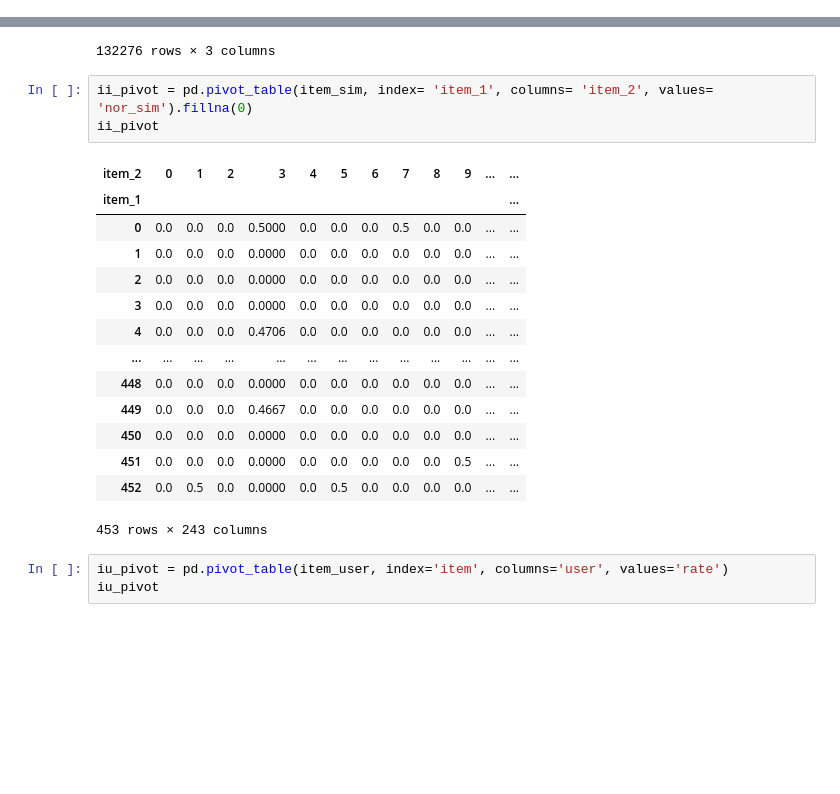
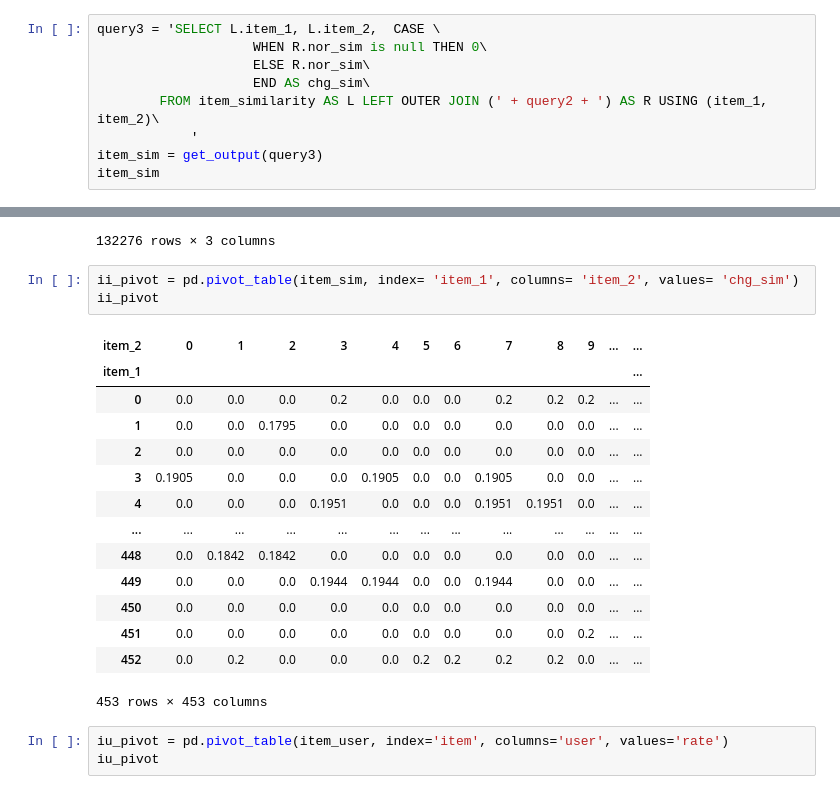
Before and after one commit to asdfrt159/DataScientist, a Jupyter notebook: DB/hw/test.ipynb, the cells around one changed output, grey strips where cells are left out. Saved outputs shown, nothing was run; the diff lists cells and outputs as text; blank space fills up the shorter version.

```diff
--- a/DB/hw/test.ipynb
+++ b/DB/hw/test.ipynb
@@ -167,0 +203,9 @@ item_sim
+# %%
+query3 = 'SELECT L.item_1, L.item_2,  CASE \
+					WHEN R.nor_sim is null THEN 0\
+					ELSE R.nor_sim\
+					END AS chg_sim\
+    	FROM item_similarity AS L LEFT OUTER JOIN (' + query2 + ') AS R USING (item_1, item_2)\
+            '
+item_sim = get_output(query3)
+item_sim
@@ -236,23 +271,23 @@ item_user
 | 132275 | 452 | 291 | 3.218750 |
 132276 rows × 3 columns
 # %%
-ii_pivot = pd.pivot_table(item_sim, index= 'item_1', columns= 'item_2', values= 'nor_sim').fillna(0)
+ii_pivot = pd.pivot_table(item_sim, index= 'item_1', columns= 'item_2', values= 'chg_sim')
 ii_pivot
 # %% [output]
 | item_2 | 0 | 1 | 2 | 3 | 4 | 5 | 6 | 7 | 8 | 9 | ... | ... |
 | item_1 |  |  |  |  |  |  |  |  |  |  |  | ... |
-| 0 | 0.0 | 0.0 | 0.0 | 0.5000 | 0.0 | 0.0 | 0.0 | 0.5 | 0.0 | 0.0 | ... | ... |
-| 1 | 0.0 | 0.0 | 0.0 | 0.0000 | 0.0 | 0.0 | 0.0 | 0.0 | 0.0 | 0.0 | ... | ... |
-| 2 | 0.0 | 0.0 | 0.0 | 0.0000 | 0.0 | 0.0 | 0.0 | 0.0 | 0.0 | 0.0 | ... | ... |
-| 3 | 0.0 | 0.0 | 0.0 | 0.0000 | 0.0 | 0.0 | 0.0 | 0.0 | 0.0 | 0.0 | ... | ... |
-| 4 | 0.0 | 0.0 | 0.0 | 0.4706 | 0.0 | 0.0 | 0.0 | 0.0 | 0.0 | 0.0 | ... | ... |
+| 0 | 0.0 | 0.0 | 0.0 | 0.2 | 0.0 | 0.0 | 0.0 | 0.2 | 0.2 | 0.2 | ... | ... |
+| 1 | 0.0 | 0.0 | 0.1795 | 0.0 | 0.0 | 0.0 | 0.0 | 0.0 | 0.0 | 0.0 | ... | ... |
+| 2 | 0.0 | 0.0 | 0.0 | 0.0 | 0.0 | 0.0 | 0.0 | 0.0 | 0.0 | 0.0 | ... | ... |
+| 3 | 0.1905 | 0.0 | 0.0 | 0.0 | 0.1905 | 0.0 | 0.0 | 0.1905 | 0.0 | 0.0 | ... | ... |
+| 4 | 0.0 | 0.0 | 0.0 | 0.1951 | 0.0 | 0.0 | 0.0 | 0.1951 | 0.1951 | 0.0 | ... | ... |
 | ... | ... | ... | ... | ... | ... | ... | ... | ... | ... | ... | ... | ... |
-| 448 | 0.0 | 0.0 | 0.0 | 0.0000 | 0.0 | 0.0 | 0.0 | 0.0 | 0.0 | 0.0 | ... | ... |
-| 449 | 0.0 | 0.0 | 0.0 | 0.4667 | 0.0 | 0.0 | 0.0 | 0.0 | 0.0 | 0.0 | ... | ... |
-| 450 | 0.0 | 0.0 | 0.0 | 0.0000 | 0.0 | 0.0 | 0.0 | 0.0 | 0.0 | 0.0 | ... | ... |
-| 451 | 0.0 | 0.0 | 0.0 | 0.0000 | 0.0 | 0.0 | 0.0 | 0.0 | 0.0 | 0.5 | ... | ... |
-| 452 | 0.0 | 0.5 | 0.0 | 0.0000 | 0.0 | 0.5 | 0.0 | 0.0 | 0.0 | 0.0 | ... | ... |
+| 448 | 0.0 | 0.1842 | 0.1842 | 0.0 | 0.0 | 0.0 | 0.0 | 0.0 | 0.0 | 0.0 | ... | ... |
+| 449 | 0.0 | 0.0 | 0.0 | 0.1944 | 0.1944 | 0.0 | 0.0 | 0.1944 | 0.0 | 0.0 | ... | ... |
+| 450 | 0.0 | 0.0 | 0.0 | 0.0 | 0.0 | 0.0 | 0.0 | 0.0 | 0.0 | 0.0 | ... | ... |
+| 451 | 0.0 | 0.0 | 0.0 | 0.0 | 0.0 | 0.0 | 0.0 | 0.0 | 0.0 | 0.2 | ... | ... |
+| 452 | 0.0 | 0.2 | 0.0 | 0.0 | 0.0 | 0.2 | 0.2 | 0.2 | 0.2 | 0.0 | ... | ... |
-453 rows × 243 columns
+453 rows × 453 columns
 # %%
 iu_pivot = pd.pivot_table(item_user, index='item', columns='user', values='rate')
 iu_pivot
```
Also changed, not shown: parts of 29 cells of this notebook, 7 other files.
